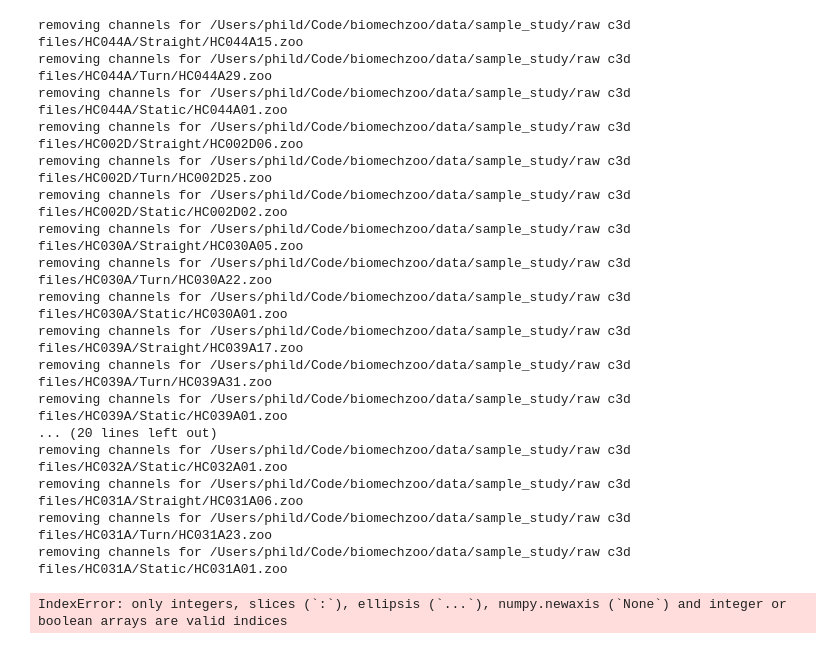
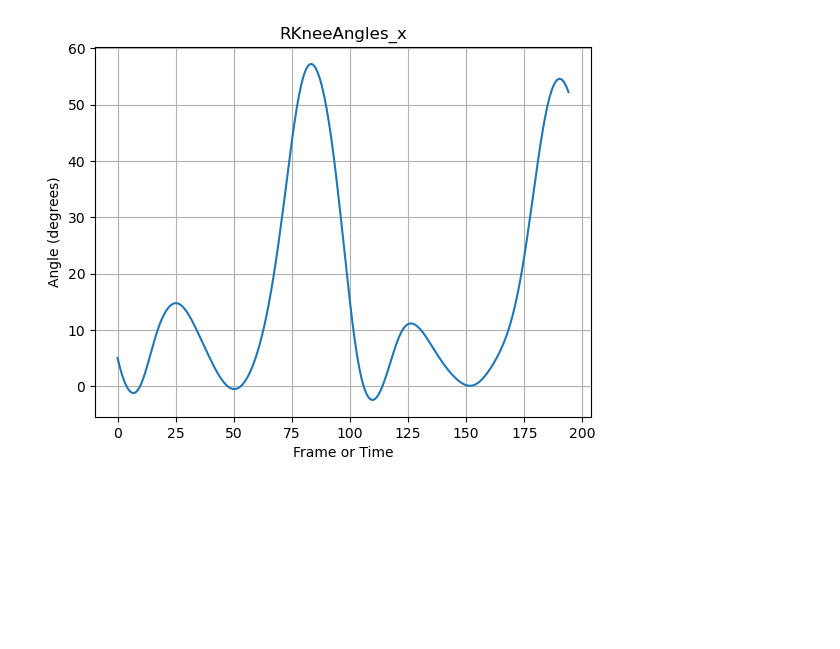
Before and after one commit to mcgillmotionlab/biomechzoo, a Jupyter notebook: sample_study_process.ipynb, the cells around one changed output. Cells and saved outputs as stored; diff of their text form; code cells hidden in the pictures; blank space fills up the shorter version.

```diff
--- a/sample_study_process.ipynb
+++ b/sample_study_process.ipynb
@@ -8,4 +8,4 @@ from utils.zload import zload
 # Step 0 get raw data folder and create an instance of biomechZoo class
 project_root = os.getcwd()
 fld_raw_data = os.path.join(project_root, 'data', 'sample_study', 'raw c3d files')
-bmech = BiomechZoo(fld_raw_data, verbose=True)
+bmech = BiomechZoo(fld_raw_data, verbose=False)
@@ -36,22 +15,4 @@ converting c3d to zoo for /Users/phild/Code/biomechzoo/data/sample_study/raw c3d
 # %%
 # step 2: Remove channels not necessary for analysis
-ch = ['RHipAngles', 'RKneeAngles', 'RAnkleAngles']
-bmech.removechannel(ch, mode='keep')
+ch = ['RHipAngles', 'RKneeAngles', 'RAnkleAngles', 'SACR']
+bmech.removechannel(ch, mode='keep',out_folder='2-removechannel')
-# %% [output]
-removing channels for /Users/phild/Code/biomechzoo/data/sample_study/raw c3d files/HC044A/Straight/HC044A15.zoo
-removing channels for /Users/phild/Code/biomechzoo/data/sample_study/raw c3d files/HC044A/Turn/HC044A29.zoo
-removing channels for /Users/phild/Code/biomechzoo/data/sample_study/raw c3d files/HC044A/Static/HC044A01.zoo
-removing channels for /Users/phild/Code/biomechzoo/data/sample_study/raw c3d files/HC002D/Straight/HC002D06.zoo
-removing channels for /Users/phild/Code/biomechzoo/data/sample_study/raw c3d files/HC002D/Turn/HC002D25.zoo
-removing channels for /Users/phild/Code/biomechzoo/data/sample_study/raw c3d files/HC002D/Static/HC002D02.zoo
-removing channels for /Users/phild/Code/biomechzoo/data/sample_study/raw c3d files/HC030A/Straight/HC030A05.zoo
-removing channels for /Users/phild/Code/biomechzoo/data/sample_study/raw c3d files/HC030A/Turn/HC030A22.zoo
-removing channels for /Users/phild/Code/biomechzoo/data/sample_study/raw c3d files/HC030A/Static/HC030A01.zoo
-removing channels for /Users/phild/Code/biomechzoo/data/sample_study/raw c3d files/HC039A/Straight/HC039A17.zoo
-removing channels for /Users/phild/Code/biomechzoo/data/sample_study/raw c3d files/HC039A/Turn/HC039A31.zoo
-removing channels for /Users/phild/Code/biomechzoo/data/sample_study/raw c3d files/HC039A/Static/HC039A01.zoo
-... (20 lines left out)
-removing channels for /Users/phild/Code/biomechzoo/data/sample_study/raw c3d files/HC032A/Static/HC032A01.zoo
-removing channels for /Users/phild/Code/biomechzoo/data/sample_study/raw c3d files/HC031A/Straight/HC031A06.zoo
-removing channels for /Users/phild/Code/biomechzoo/data/sample_study/raw c3d files/HC031A/Turn/HC031A23.zoo
-removing channels for /Users/phild/Code/biomechzoo/data/sample_study/raw c3d files/HC031A/Static/HC031A01.zoo
@@ -58,16 +25,16 @@ removing channels for /Users/phild/Code/biomechzoo/data/sample_study/raw c3d fil
 # %%
 # let's look at a single file now
 import matplotlib.pyplot as plt
-fld = bmech.folder
+fld = bmech.in_folder
 fl = engine(fld, extension='.zoo',name_contains='HC032')[0]
 data = zload(fl)
-array_to_plot = data['RKneeAngles']['line']
+array_to_plot = data['RKneeAngles_x']['line']
 plt.figure()
 plt.plot(array_to_plot)
-plt.title('RKneeAngles')
+plt.title('RKneeAngles_x')
 plt.xlabel('Frame or Time')
 plt.ylabel('Angle (degrees)')
 plt.grid(True)
 plt.show()
 # %% [output]
-IndexError: only integers, slices (`:`), ellipsis (`...`), numpy.newaxis (`None`) and integer or boolean arrays are valid indices
+[figure, added]
```
Also changed, not shown: parts of 4 cells of this notebook, 4 other files.
